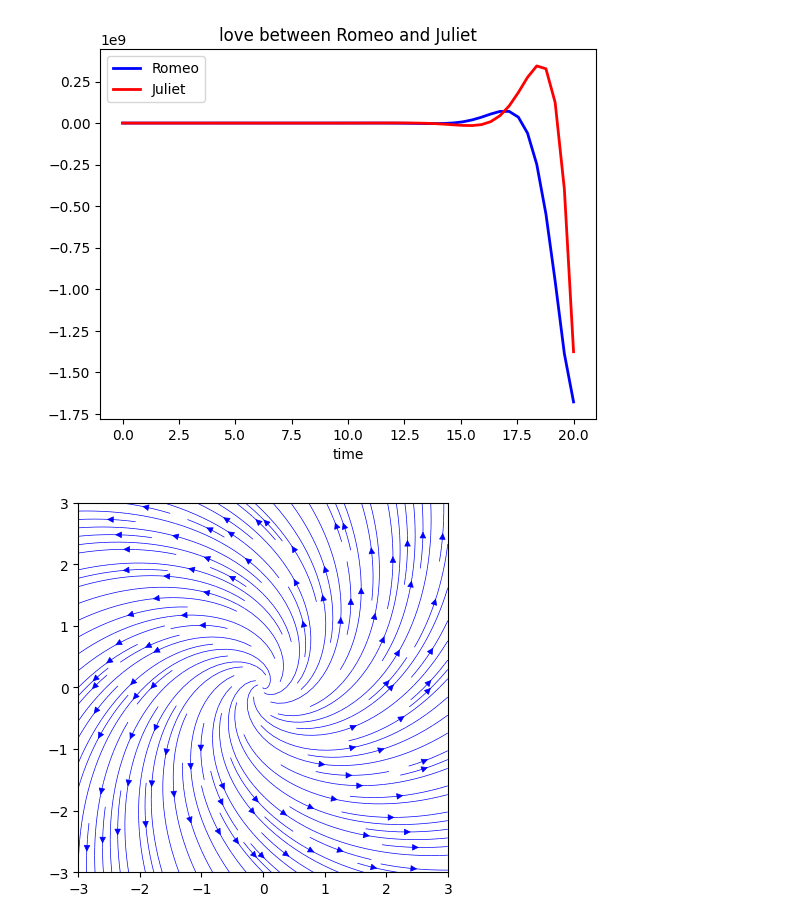
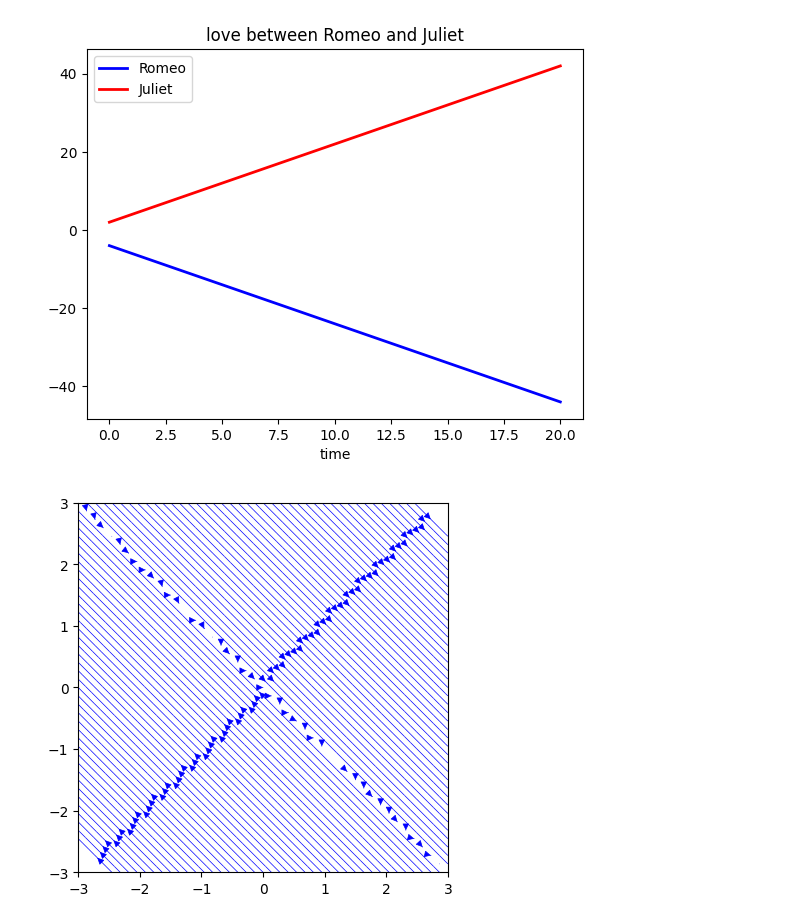
Before and after one commit to tangvanminh/ex2, a Jupyter notebook: t.ipynb, the cells around one changed output. Saved outputs shown, nothing was run; the diff lists cells and outputs as text; code cells hidden in the pictures.

```diff
--- a/t.ipynb
+++ b/t.ipynb
@@ -6,9 +6,9 @@ from scipy.integrate import odeint
 
 
 def love(y, t):
-    a = 0
-    b = -1
-    c = 0
+    a = 1
+    b = 1
+    c = -1
     d = -1
     R = y[0]
     J = y[1]
@@ -24,35 +24,35 @@ y = odeint(love,y0,t)
 plt.plot(t,y[:,0], 'b-', linewidth = 2.0)
 plt.plot(t,y[:,1],'r-', linewidth=2.0)
 plt.xlabel("time")
 # plt.ylabel("y[R,J]")
 plt.title("love between Romeo and Juliet")
 plt.legend(["Romeo","Juliet"])
 plt.savefig('images/plot.png')
 plt.show()
 
 
 x1 = np.linspace(-3.0,3.0,30)
 x2 = np.linspace(-3.0,3.0,30)
 X,Y = np.meshgrid(x1,x2)
 u,v = np.zeros_like(X), np.zeros_like(X)
 NI, NJ= X.shape
 
 t = 0
 for i in range(NI):
     for j in range(NJ):
         x, y = X[i, j], Y[i, j]
         fp = love([x,y], t)
         u[i,j] = fp[0]
         v[i,j] = fp[1]
 
 plt.streamplot(X, Y, u, v, color='b', linewidth=0.5, density=1.5)
 plt.axis('square')
 plt.axis([-3, 3, -3, 3])
 plt.savefig('images/phase-portrait.png')
 plt.show()
 # %% [output]
-[figure, old version]
+[figure, new version]
-[figure, old version]
+[figure, new version]
 # %%
 from scipy.integrate import odeint
 import numpy as np
```
Also changed, not shown: parts of 2 cells of this notebook, 5 other files.
